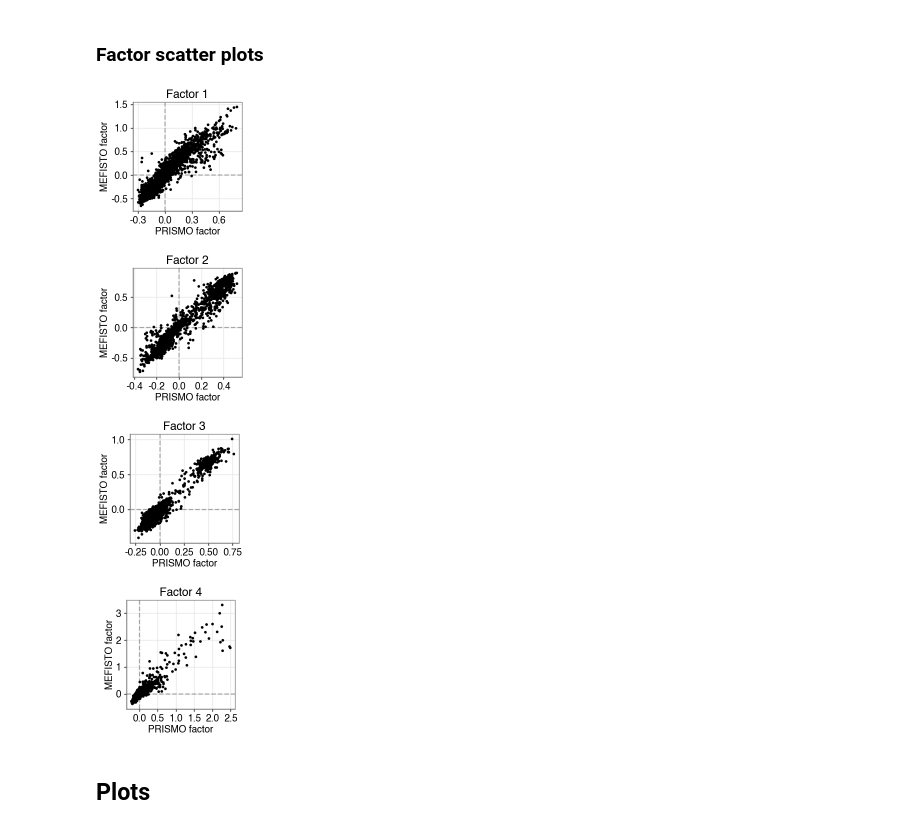
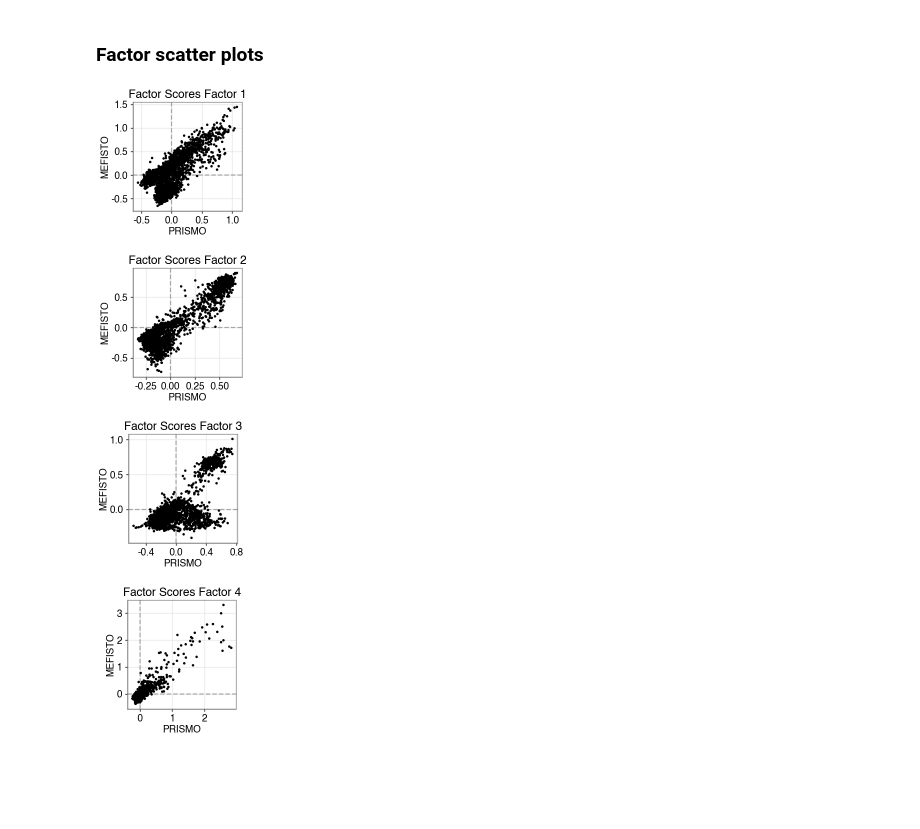
Before and after one commit to bioFAM/mofaflex-analysis, a Jupyter notebook: comparison_mefisto_visium/analysis.ipynb, the cells around one changed output. Drawn from its saved outputs; the diff is of its cells as text; code cells hidden in the pictures; blank space fills up the shorter version.

```diff
--- a/comparison_mefisto_visium/analysis.ipynb
+++ b/comparison_mefisto_visium/analysis.ipynb
@@ -155,15 +136,16 @@ for seed in range(10):
     df.append(pd.DataFrame(corr, columns=["corr"]))
     df[-1]["seed"] = seed
     df[-1]["factor"] = [f"{i+1}" for i in range(z_prismo[seed].shape[1])]
-    df[-1]["lv"] = "Factors"
+    df[-1]["lv"] = "Factor Scores"
 
-    corr = []
-    for i in range(w_prismo[seed].shape[1]):
-        corr.append(pearsonr(w_prismo[seed].iloc[:, i], w_mefisto.iloc[:, i])[0])
-    df.append(pd.DataFrame(corr, columns=[f"corr"]))
-    df[-1]["seed"] = seed
-    df[-1]["factor"] = [f"{i+1}" for i in range(w_prismo[seed].shape[1])]
-    df[-1]["lv"] = f"Weights"
+    for view in w_prismo[seed].keys():
+        corr = []
+        for i in range(w_prismo[seed][view].shape[1]):
+            corr.append(pearsonr(w_prismo[seed][view].iloc[:, i], w_mefisto[view].iloc[:, i])[0])
+        df.append(pd.DataFrame(corr, columns=[f"corr"]))
+        df[-1]["seed"] = seed
+        df[-1]["factor"] = [f"{i+1}" for i in range(w_prismo[seed][view].shape[1])]
+        df[-1]["lv"] = f"Weights ({view})"
 
 df = pd.concat(df, axis=0)
 
@@ -181,10 +163,10 @@ plot = (
     + geom_errorbar(aes(ymin="min", ymax="max"), width=0.2)
     + facet_wrap("~lv", scales="fixed", ncol=5)
     + theme(
-        figure_size=(2.5, 2),
+        figure_size=(2.4, 2),
     )
     + labs(x="Factor", y="Pearson correlation coefficient")
-    + ylim(0, 1)
+    + ylim(0., 1.)
 )
 plot.save("plots/correlations.pdf")
 plot.show()
@@ -193,25 +175,25 @@ plot.show()
 # %% [markdown]
 ### Weights scatter plots
 # %%
-def plot_weights(factor, w_prismo_mean, w_mefisto):
-    df = pd.DataFrame(w_prismo_mean[factor])
+def plot_weights(view, factor, w_prismo, w_mefisto):
+    df = pd.DataFrame(w_prismo[view][factor])
     df.columns = ["weight_prismo"]
-    df["weight_mefisto"] = w_mefisto[factor]
+    df["weight_mefisto"] = w_mefisto[view][factor]
     df["weight_prismo_abs"] = df["weight_prismo"].abs()
     df["weight_mefisto_abs"] = df["weight_mefisto"].abs()
 
     plot = (
         ggplot(df, aes(x="weight_prismo", y="weight_mefisto"))
         + geom_point(size=.1)
-        + labs(x="PRISMO weight", y="MEFISTO weight", title=f"{factor}")
-        + theme(figure_size=(1.5, 1.5))
+        + labs(x="PRISMO", y="MEFISTO", title=f"Weights {factor}")
+        + theme(figure_size=(1.5, 1.5), plot_title=element_text(ha='left'))
         + geom_hline(yintercept=0, linetype='dashed', color='black', alpha=0.3)
         + geom_vline(xintercept=0, linetype='dashed', color='black', alpha=0.3)
     )
     return plot
 # %%
 for i in range(1, 5):
-    plot = plot_weights(f"Factor {i}", w_prismo_mean, w_mefisto)
+    plot = plot_weights("mRNA", f"Factor {i}", w_prismo[1], w_mefisto)
     plot.save(f"plots/factor{i}_weights.pdf")
     plot.show()
 # %% [output]
@@ -222,8 +204,8 @@ for i in range(1, 5):
 # %% [markdown]
 ### Factor scatter plots
 # %%
-def plot_factors(factor, z_prismo_mean, z_mefisto):
-    df = pd.DataFrame(z_prismo_mean.loc[:, factor])
+def plot_factors(factor, z_prismo, z_mefisto):
+    df = pd.DataFrame(z_prismo.loc[:, factor])
     df.columns = ["factor_prismo"]
     df["factor_mefisto"] = z_mefisto.loc[:, factor]
     df["factor_prismo_abs"] = df["factor_prismo"].abs()
@@ -231,8 +213,8 @@ def plot_factors(factor, z_prismo_mean, z_mefisto):
 
     plot = (
         ggplot(df, aes(x="factor_prismo", y="factor_mefisto"))
-        + geom_point(size=.1)
-        + labs(x="PRISMO factor", y="MEFISTO factor", title=f"{factor}")
+        + geom_point(size=.01)
+        + labs(x="PRISMO", y="MEFISTO", title=f"Factor Scores {factor}")
         + theme(figure_size=(1.5, 1.5))
         + geom_hline(yintercept=0, linetype='dashed', color='black', alpha=0.3)
         + geom_vline(xintercept=0, linetype='dashed', color='black', alpha=0.3)
@@ -240,14 +222,12 @@ def plot_factors(factor, z_prismo_mean, z_mefisto):
     return plot
 # %%
 for i in range(1, 5):
-    plot = plot_factors(f"Factor {i}", z_prismo_mean, z_mefisto)
+    plot = plot_factors(f"Factor {i}", z_prismo[1], z_mefisto)
     plot.save(f"plots/factor{i}_factors.pdf")
     plot.show()
 # %% [output]
-[figure, old version]
+[figure, new version]
-[figure, old version]
+[figure, new version]
-[figure, old version]
+[figure, new version]
-[figure, old version]
+[figure, new version]
-# %% [markdown]
-## Plots
 # %%
```
Also changed, not shown: parts of 11 cells of this notebook, 3 other files.
